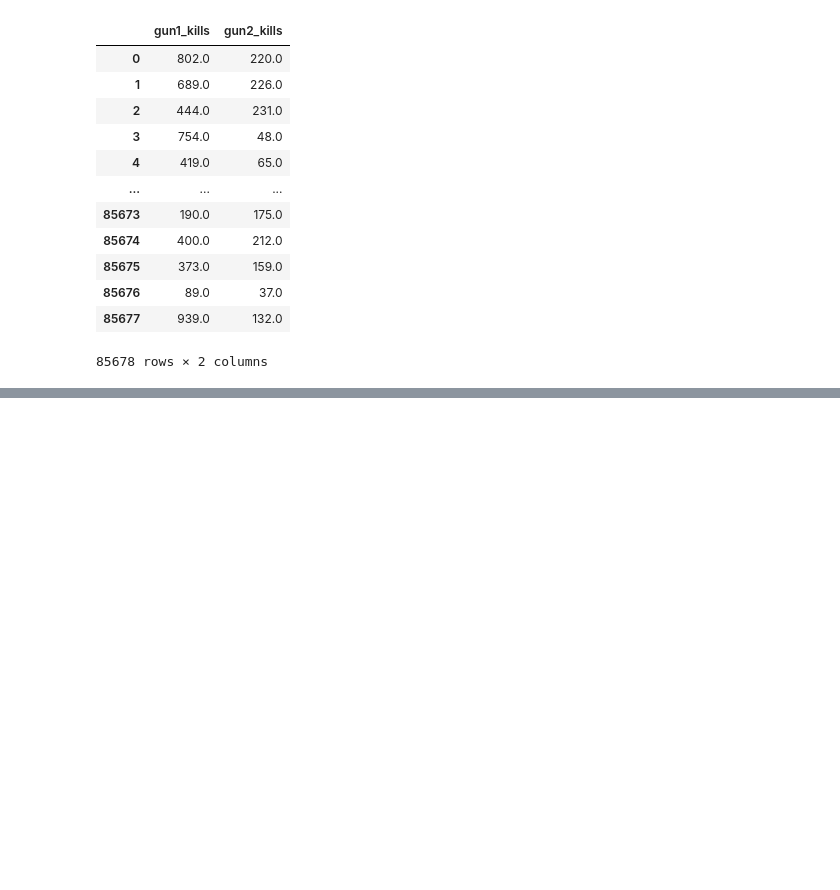
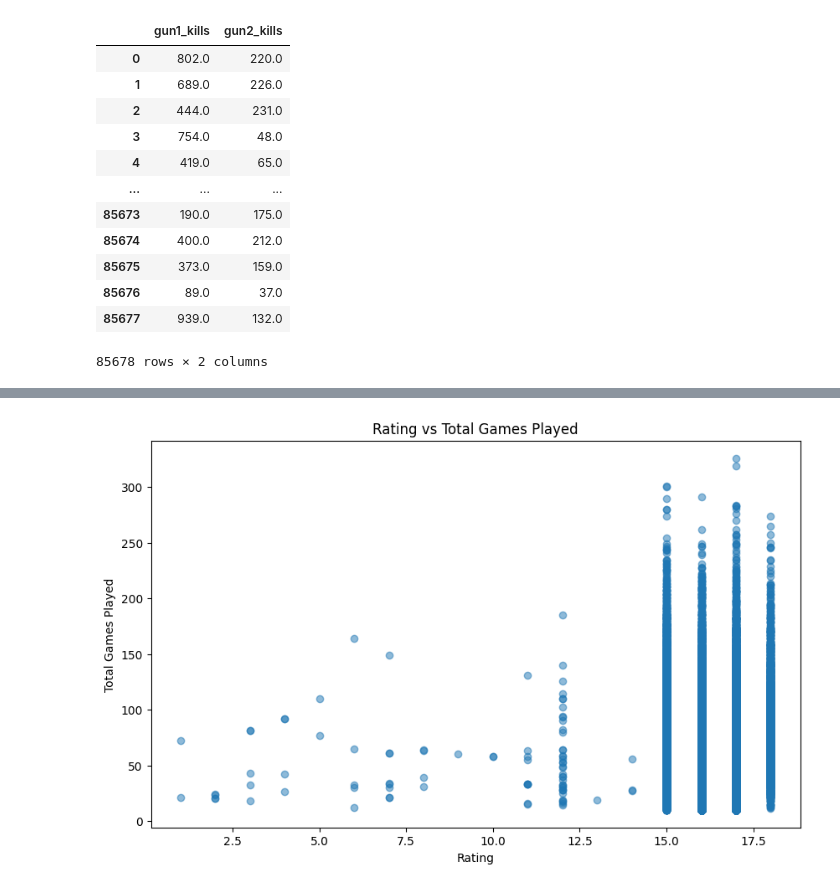
Before and after one commit to jhskrt/valorant-analytis, a Jupyter notebook: analytis.ipynb, the cells around one changed output, grey strips where cells are left out. Cells and saved outputs as stored; diff of their text form; code cells hidden in the pictures; blank space fills up the shorter version.

```diff
--- a/analytis.ipynb
+++ b/analytis.ipynb
@@ -81,0 +168,17 @@ plt.show()
+# %%
+plt.figure(figsize=(10, 6))
+plt.scatter(
+    ratAndGames["rating"],
+    ratAndGames["total_games"],
+    alpha=0.5
+)
+
+plt.title("Rating vs Total Games Played")
+plt.xlabel("Rating")
+plt.ylabel("Total Games Played")
+
+plt.grid(False)
+
+plt.show()
+# %% [output]
+[figure, added]
```
Also changed, not shown: parts of 9 cells of this notebook.
